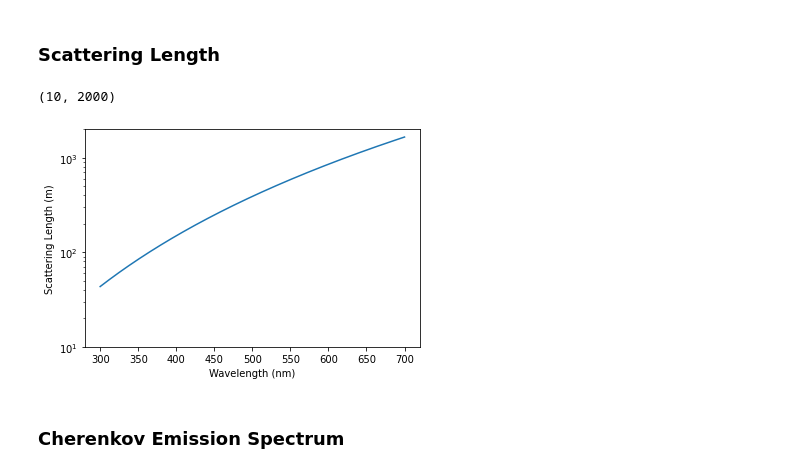
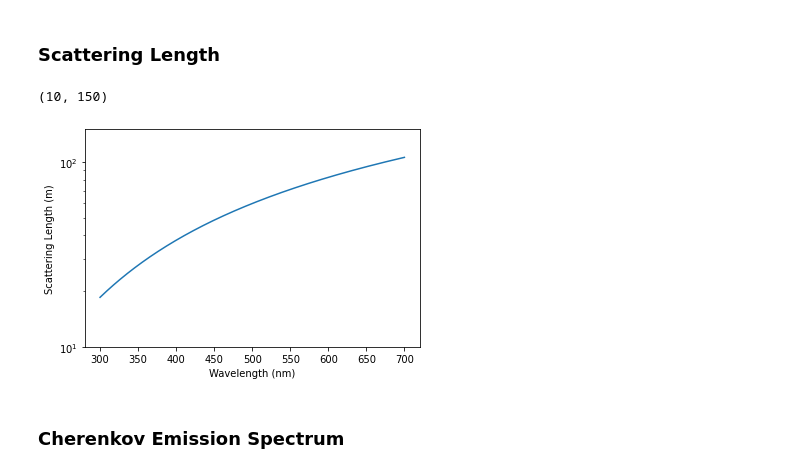
Before and after one commit to pone-software/hyperion, a Jupyter notebook: examples/photon_propagation.ipynb, the cells around one changed output. Drawn from its saved outputs; the diff is of its cells as text; code cells hidden in the pictures.

```diff
--- a/examples/photon_propagation.ipynb
+++ b/examples/photon_propagation.ipynb
@@ -76,14 +76,14 @@ def wl_to_color(wl, gamma=0.8):
 # %%
 wls = np.linspace(300, 700, 500)
 
 plt.plot(wls, sca_len_func_antares(wls))
 plt.xlabel("Wavelength (nm)")
 plt.ylabel("Scattering Length (m)")
 plt.semilogy()
-plt.ylim(10, 2000)
+plt.ylim(10, 150)
 # %% [output]
-(10, 2000)
+(10, 150)
-[figure, old version]
+[figure, new version]
 # %% [markdown]
 ### Cherenkov Emission Spectrum
 # %%
```
Also changed, not shown: parts of 25 cells of this notebook.
